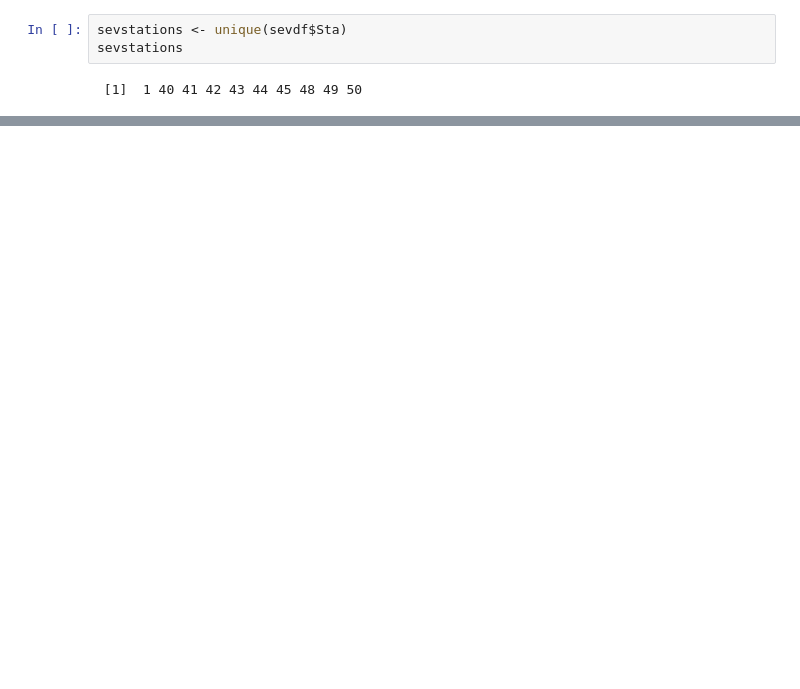
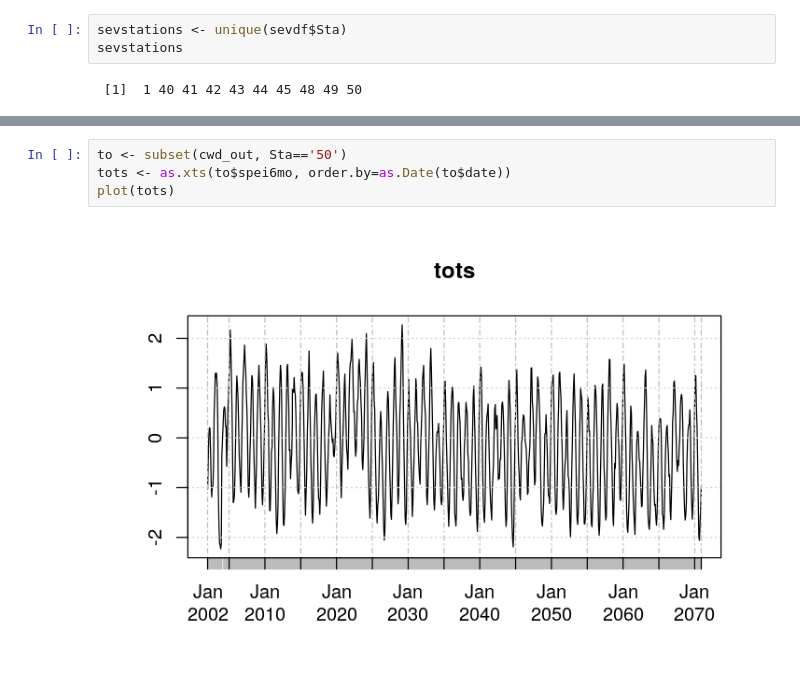
Before and after one commit to gremau/Sev_climatesens_SPEI, a Jupyter notebook: Socorro_to_Sev_forecasting.ipynb, the cells around one changed output, grey strips where cells are left out. Drawn from its saved outputs; the diff is of its cells as text; blank space fills up the shorter version.

```diff
--- a/Socorro_to_Sev_forecasting.ipynb
+++ b/Socorro_to_Sev_forecasting.ipynb
@@ -268,0 +273,6 @@ write.table(cwd_out, file = paste('SPEI_out/', outfile, '.csv', sep=''), sep=','
+# %%
+to <- subset(cwd_out, Sta=='50')
+tots <- as.xts(to$spei6mo, order.by=as.Date(to$date))
+plot(tots)
+# %% [output]
+[figure, added]
```
Also changed, not shown: parts of 6 cells of this notebook.
